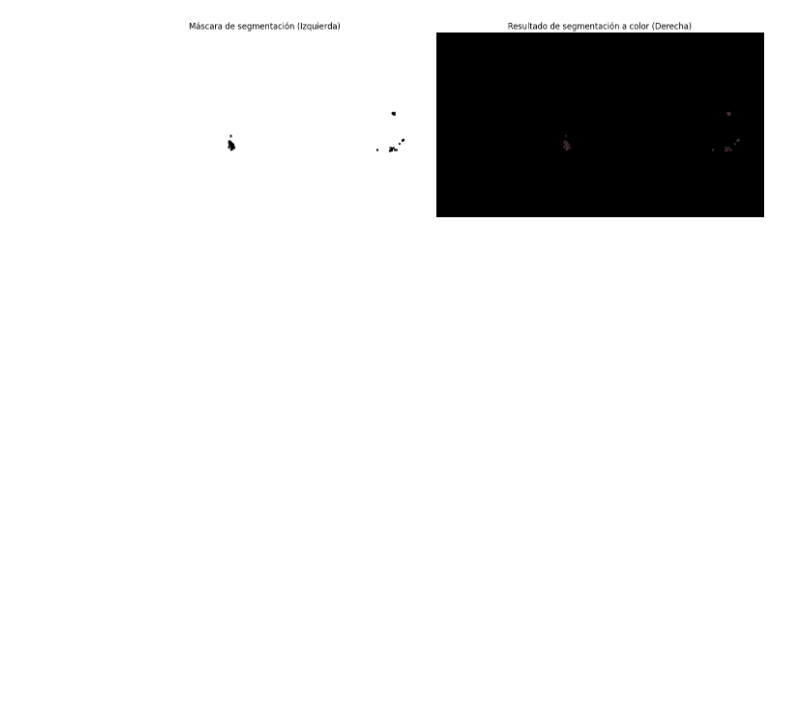
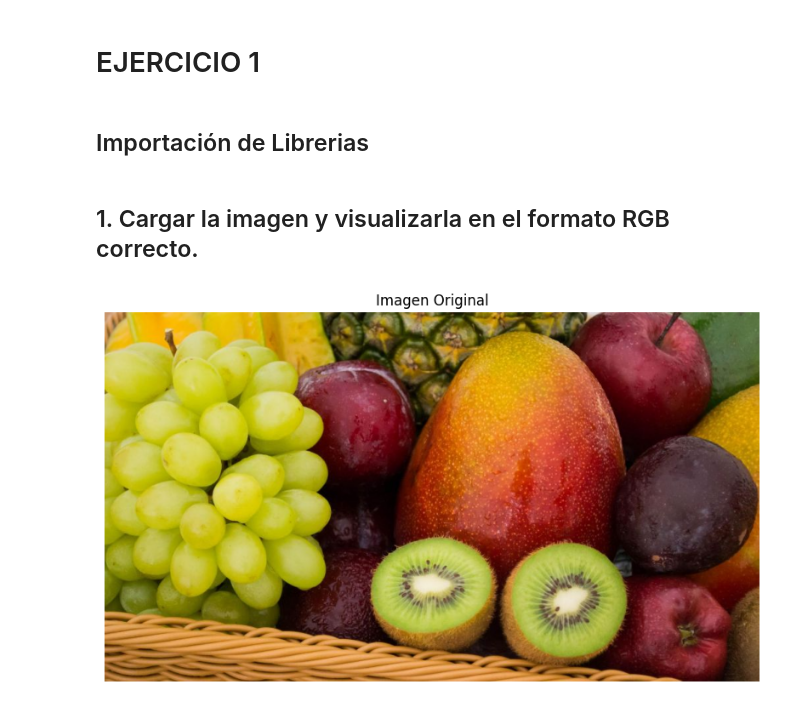
Before and after one commit to josenomberto/UTEC-CDIAV3-MCD8012, a Jupyter notebook: laboratorio_calificado_1.ipynb, the cells around one changed output. Cells and saved outputs as stored; diff of their text form; code cells hidden in the pictures; blank space fills up the shorter version.

```diff
--- a/laboratorio_calificado_1.ipynb
+++ b/laboratorio_calificado_1.ipynb
@@ -314,60 +3,4 @@ plt.show()
-# %%
-import cv2
-import numpy as np
-import matplotlib.pyplot as plt
-
-# ==========================================
-# 1. Cargar y Convertir (Pasos Iniciales)
-# ==========================================
-img_bgr = cv2.imread('imagen_ejercicio_1.jpg') # Cargar la imagen original
-img_rgb = cv2.cvtColor(img_bgr, cv2.COLOR_BGR2RGB)
-img_hsv = cv2.cvtColor(img_bgr, cv2.COLOR_BGR2HSV)
-
-# ==========================================
-# 2. Ajuste Fino de la Segmentación (Corrección Crítica)
-# ==========================================
-# Canal H (Matiz): La ciruela morada oscura de la derecha tiene un matiz único.
-# Se encuentra en el rango de [140, 170] (zona de morados oscuros).
-mask_hue = cv2.inRange(img_hsv[:,:,0], 140, 170)
-
-# Canal S (Saturación): Para una fruta oscura, la saturación no es extremadamente alta.
-# Ajustamos a un rango medio/bajo [60, 140] para captar el cuerpo completo.
-mask_sat = cv2.inRange(img_hsv[:,:,1], 60, 140)
-
-# Canal V (Brillo): Esta es la clave para la precisión. La fruta es MUY oscura.
-# Ajustamos a un rango extremadamente bajo [20, 80] para aislarla de fondos y otras frutas.
-mask_val = cv2.inRange(img_hsv[:,:,2], 20, 80)
-
-# ==========================================
-# 3. Combinación Lógica
-# ==========================================
-# Intersección Lógica para precisión: Matiz morado Y saturación media Y MUY baja luminosidad.
-mask_ciruela_derecha = cv2.bitwise_and(mask_hue, mask_sat)
-mask_ciruela_derecha = cv2.bitwise_and(mask_ciruela_derecha, mask_val)
-
-# Alisado final para limpiar bordes (opcional)
-kernel = np.ones((5,5), np.uint8)
-mask_final = cv2.morphologyEx(mask_ciruela_derecha, cv2.MORPH_OPEN, kernel)
-
-# ==========================================
-# 4. Combinación y Visualización (Solicitado)
-# ==========================================
-segmented_img = cv2.bitwise_and(img_rgb, img_rgb, mask=mask_final)
-
-# Visualización lado a lado
-fig, ax = plt.subplots(1, 2, figsize=(14, 7))
-
-# Izquierda: Máscara final de la ciruela (negro sobre blanco)
-ax[0].imshow(255 - mask_final, cmap='gray') # Invertir para que la fruta sea negro sobre fondo blanco
-ax[0].set_title('Máscara de segmentación (Izquierda)')
-ax[0].axis('off')
-
-# Derecha: Resultado de la segmentación a color
-ax[1].imshow(segmented_img)
-ax[1].set_title('Resultado de segmentación a color (Derecha)')
-ax[1].axis('off')
-
-plt.tight_layout()
-plt.show()
-# %% [output]
-[figure, removed]
+# %% [markdown]
+# EJERCICIO 1
+# %% [markdown]
+## Importación de Librerias
@@ -373,0 +11,16 @@ plt.show()
+# %% [markdown]
+## 1. Cargar la imagen y visualizarla en el formato RGB correcto.
+# %%
+# Cargar la imagen original
+img_bgr = cv2.imread('imagen_ejercicio_1.jpg')
+img_rgb = cv2.cvtColor(img_bgr, cv2.COLOR_BGR2RGB)
+
+# Mostrar imagen original
+fig, ax = plt.subplots(1, 1, figsize=(8, 8))
+ax.imshow(img_rgb)
+ax.set_title('Imagen Original')
+ax.axis('off')
+plt.tight_layout()
+plt.show()
+# %% [output]
+[figure, added]
```
Also changed, not shown: parts of 18 cells of this notebook.
